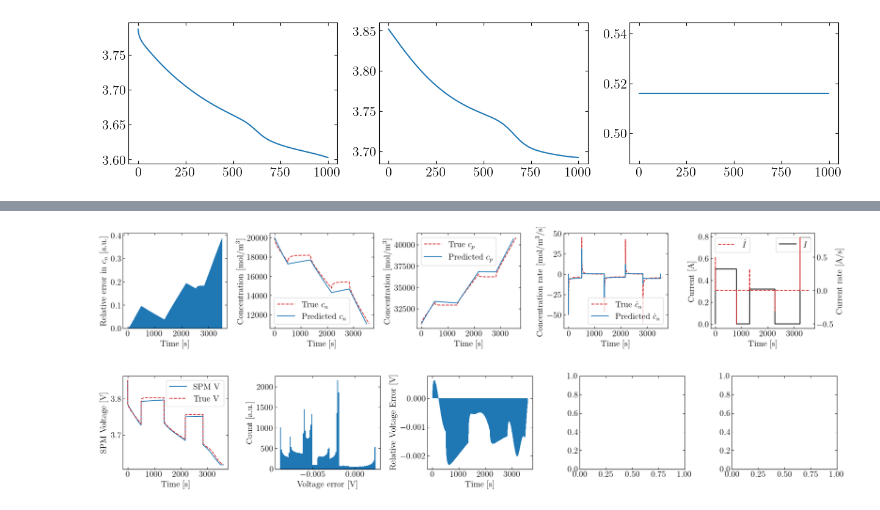
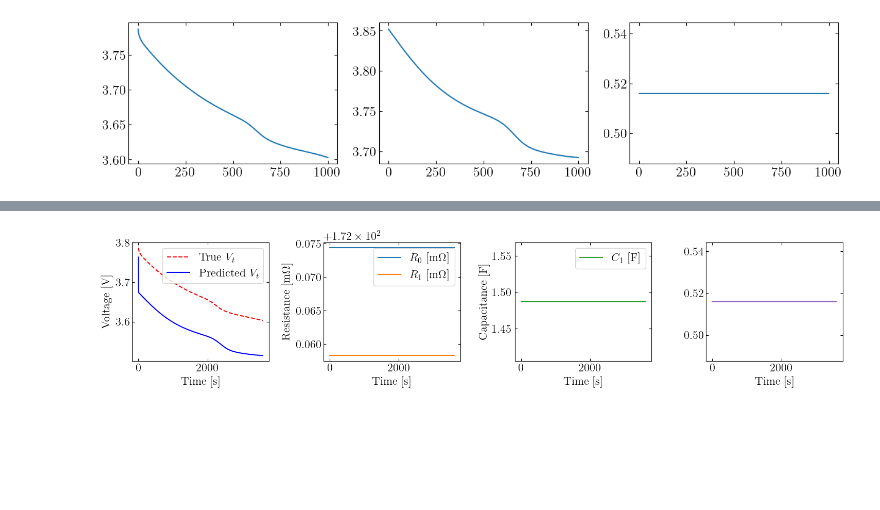
Before and after one commit to j-haralds/MSc_thesis, a Jupyter notebook: program/3_PHNN_ECM/2_JN_PHNN.ipynb, the cells around one changed output, grey strips where cells are left out. Cells and saved outputs as stored; diff of their text form; code cells hidden in the pictures; blank space fills up the shorter version.

```diff
--- a/program/3_PHNN_ECM/2_JN_PHNN.ipynb
+++ b/program/3_PHNN_ECM/2_JN_PHNN.ipynb
@@ -485,40 +374,0 @@ cn_euler, cp_euler, cn_dot_euler, cp_dot_euler, steps_run = rollout(idx, dt_eval
-# %%
-t_gt, t_nn, n_gt, n_nn = plot_rollout(cn_euler, cp_euler, cn_dot_euler, cp_dot_euler, steps_run, idx, dt_eval, on_train)
-# %% [output]
-[figure, removed]
-# %%
-# --- Reconstruct voltage ---
-# Interpolate rollout concentrations onto the GT time grid
-cn_euler_gt = np.interp(t_gt, t_nn, cn_euler[:n_nn])
-cp_euler_gt = np.interp(t_gt, t_nn, cp_euler[:n_nn])
-
-V_spm = SPM_eqs.V_terminal(I_test[idx, :n_gt, 0], cp_euler_gt, cn_euler_gt, param)
-V_true = V_test[idx, :n_gt, 0]
-
-# I_nn    = np.interp(t_nn, t_gt, I_test[idx, :n_gt, 0])
-# V_true_nn = np.interp(t_nn, t_gt, V_test[idx, :n_gt, 0])
-
-# V_spm = SPM_eqs.V_terminal(I_nn, cp_euler[:n_nn], cn_euler[:n_nn], param)
-
-ocv = SPM_eqs.OCV(cn_test[idx, :n_gt, 0], cp_test[idx, :n_gt, 0])
-
-err = V_spm - V_true
-err = err[np.isfinite(err)]
-
-fig , axes = plt.subplots(1, 5, figsize=(20, 3.5))
-axes[0].plot(t_gt, V_spm, label='SPM V')
-axes[0].set_xlabel("Time [s]")
-axes[0].set_ylabel("SPM Voltage [V]")
-axes[0].plot(t_gt, V_true, label='True V', linestyle="dashed", color="tab:red")
-axes[0].legend()
-axes[1].hist(err, bins=100, label='True V')
-axes[1].set_xlabel("Voltage error [V]")
-axes[1].set_ylabel("Count [a.u.]")
-axes[2].bar(t_gt, err / np.max(np.abs(V_true)), label='OCV')
-axes[2].set_xlabel("Time [s]")
-axes[2].set_ylabel("Relative Voltage Error [V]")
-
-plt.tight_layout()
-# plt.savefig('figs/5.1_SPM_V_ep100.pdf')
-# %% [output]
-[figure, removed]
@@ -524,0 +404,30 @@ plt.tight_layout()
+# %%
+idx = 0
+on_train = False
+V_pred, V_true, I_phys, t, valid, R0, R1, C1 = eval_rollout_phnn(idx, on_train)
+
+fig, axes = plt.subplots(1, 4, figsize=(15, 3.5))
+
+axes[0].plot(t[valid], V_true[valid], 'r--', label=r'True $V_t$')
+axes[0].plot(t[valid], V_pred[valid], 'b-',  label=r'Predicted $V_t$')
+axes[0].set_xlabel("Time [s]")
+axes[0].set_ylabel("Voltage [V]")
+axes[0].legend()
+
+axes[1].plot(t, R0 * 1e3, label=r'$R_0$ [m$\Omega$]')
+axes[1].plot(t, R1 * 1e3, label=r'$R_1$ [m$\Omega$]')
+axes[1].set_xlabel("Time [s]")
+axes[1].set_ylabel(r"Resistance [m$\Omega$]")
+axes[1].legend()
+
+axes[2].plot(t, C1, color='tab:green', label=r'$C_1$ [F]')
+axes[2].set_xlabel("Time [s]")
+axes[2].set_ylabel("Capacitance [F]")
+axes[2].legend()
+
+axes[3].plot(t, I_phys[0, :], color='tab:purple', label=r'RC time constant $\tau$ [s]')
+axes[3].set_xlabel("Time [s]")
+
+fig.tight_layout()
+# %% [output]
+[figure, added]
```
Also changed, not shown: parts of 7 cells of this notebook, 1 other file.
